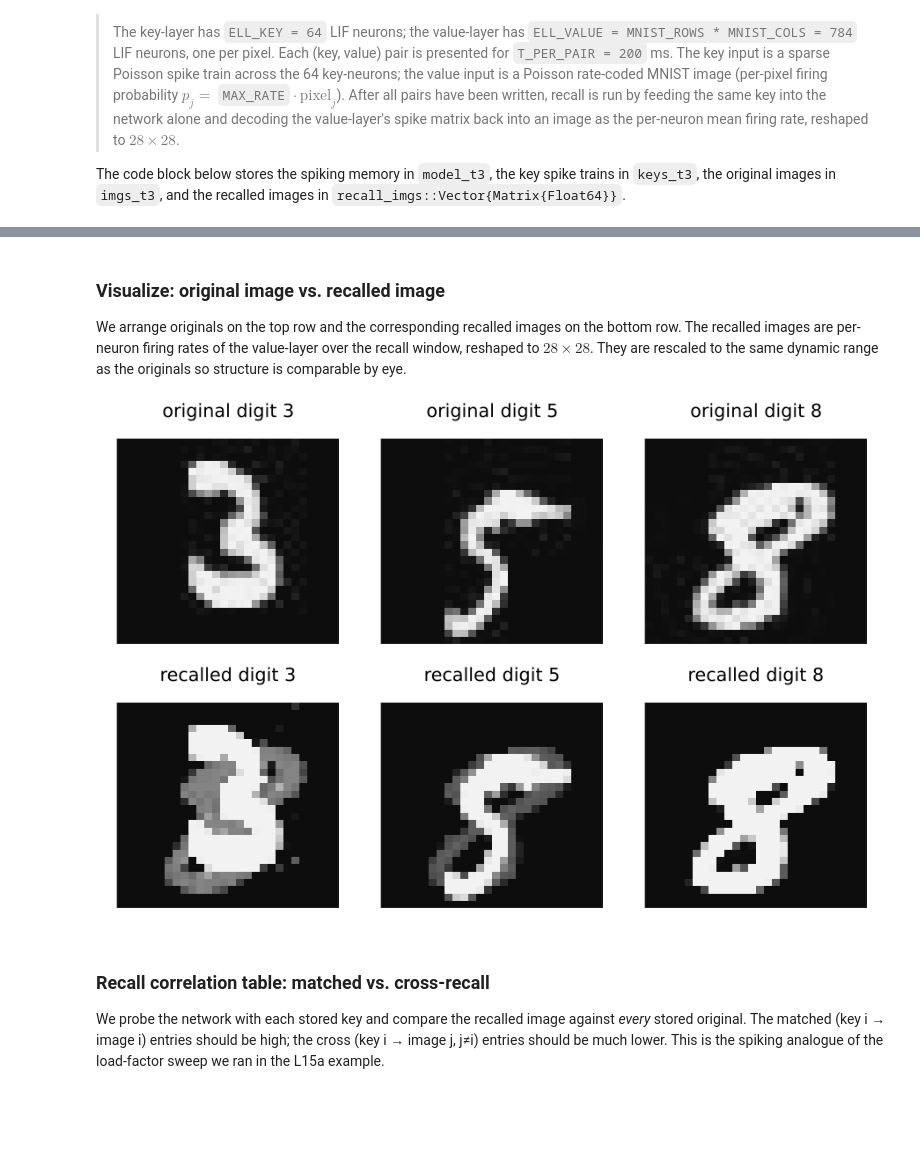
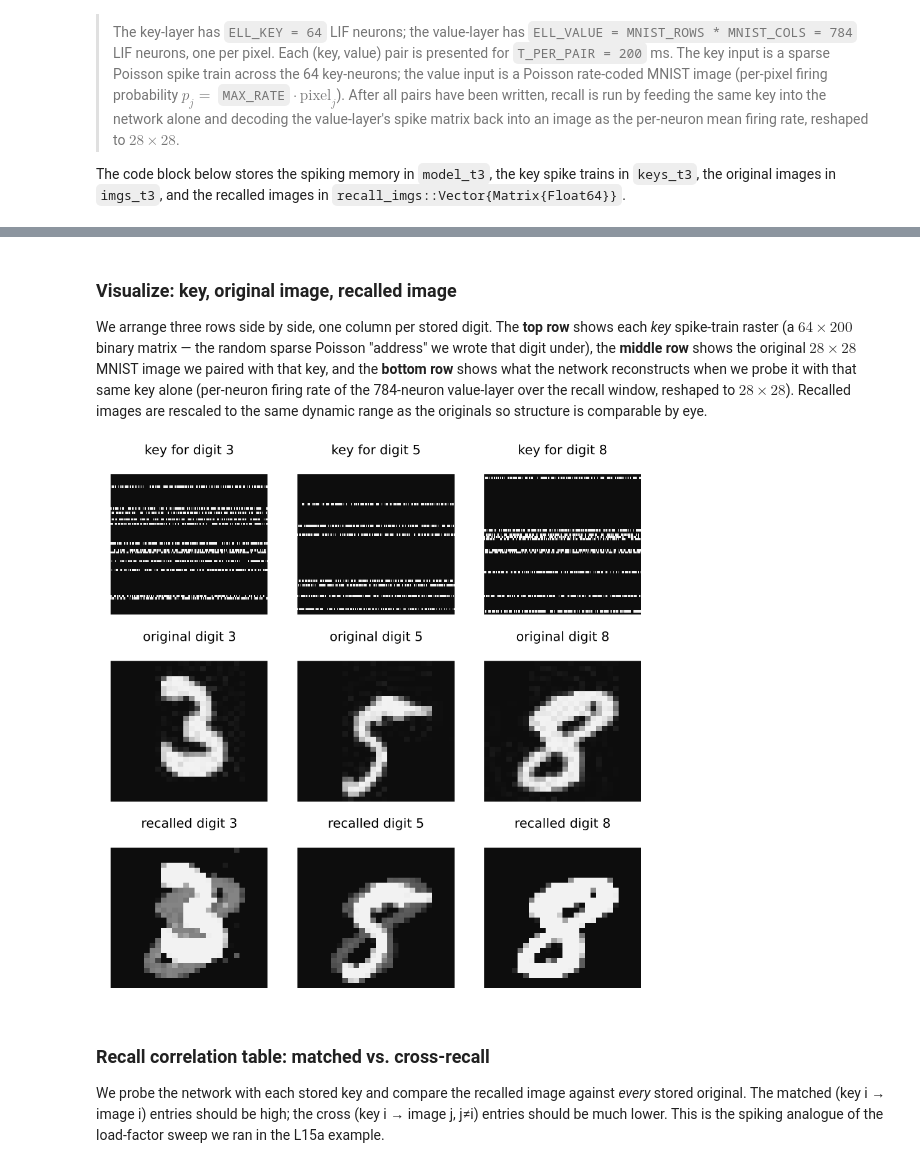
Before and after one commit to varnerlab/CHEME-5820-Labs-Spring-2026, a Jupyter notebook: labs/week-15/L15b/CHEME-5820-L15b-Lab-Solution-Spring-2026.ipynb, the cells around one changed output, grey strips where cells are left out. Saved outputs shown, nothing was run; the diff lists cells and outputs as text; code cells hidden in the pictures; blank space fills up the shorter version.

```diff
--- a/labs/week-15/L15b/CHEME-5820-L15b-Lab-Solution-Spring-2026.ipynb
+++ b/labs/week-15/L15b/CHEME-5820-L15b-Lab-Solution-Spring-2026.ipynb
@@ -454,31 +453,41 @@ end;
 # %% [markdown]
-### Visualize: original image vs. recalled image
-We arrange originals on the top row and the corresponding recalled images on the bottom row. The recalled images are per-neuron firing rates of the value-layer over the recall window, reshaped to $28\times 28$. They are rescaled to the same dynamic range as the originals so structure is comparable by eye.
+### Visualize: key, original image, recalled image
+We arrange three rows side by side, one column per stored digit. The **top row** shows each *key* spike-train raster (a $64 \times 200$ binary matrix — the random sparse Poisson "address" we wrote that digit under), the **middle row** shows the original $28 \times 28$ MNIST image we paired with that key, and the **bottom row** shows what the network reconstructs when we probe it with that same key alone (per-neuron firing rate of the 784-neuron value-layer over the recall window, reshaped to $28 \times 28$). Recalled images are rescaled to the same dynamic range as the originals so structure is comparable by eye.
 # %%
 let
     N = length(DIGITS_TO_STORE)
     panels = Plots.Plot[]
+
+    # Top row: the key spike-train raster used to address each stored digit.
+    for i in 1:N
+        push!(panels, heatmap(keys_t3[i];
+            yflip = true, c = :grays, clims = (0.0, 1.0),
+            colorbar = false, axis = false, ticks = false,
+            title = "key for digit $(DIGITS_TO_STORE[i])"))
+    end
+    # Middle row: the original MNIST image paired with that key.
     for i in 1:N
         push!(panels, heatmap(imgs_t3[i];
             yflip = true, c = :grays, clims = (0.0, 1.0),
             colorbar = false, axis = false, ticks = false,
             title = "original digit $(DIGITS_TO_STORE[i])"))
     end
+    # Bottom row: what the network recalls when probed with that same key.
     for i in 1:N
         rec = recall_imgs[i]
         rec_norm = maximum(rec) > 0 ? rec ./ maximum(rec) : rec  # rescale to [0, 1] for display
         push!(panels, heatmap(rec_norm;
             yflip = true, c = :grays, clims = (0.0, 1.0),
             colorbar = false, axis = false, ticks = false,
             title = "recalled digit $(DIGITS_TO_STORE[i])"))
     end
 
-    plot(panels...; layout = (2, N), size = (300 * N, 600),
+    plot(panels...; layout = (3, N), size = (300 * N, 900),
         left_margin = 4Plots.mm, bottom_margin = 4Plots.mm,
         right_margin = 4Plots.mm, top_margin = 4Plots.mm)
 end
 # %% [output]
-[figure, old version]
+[figure, new version]
 # %% [markdown]
 ### Recall correlation table: matched vs. cross-recall
 We probe the network with each stored key and compare the recalled image against *every* stored original. The matched (key i → image i) entries should be high; the cross (key i → image j, j≠i) entries should be much lower. This is the spiking analogue of the load-factor sweep we ran in the L15a example.
```
Also changed, not shown: parts of 8 cells of this notebook.
